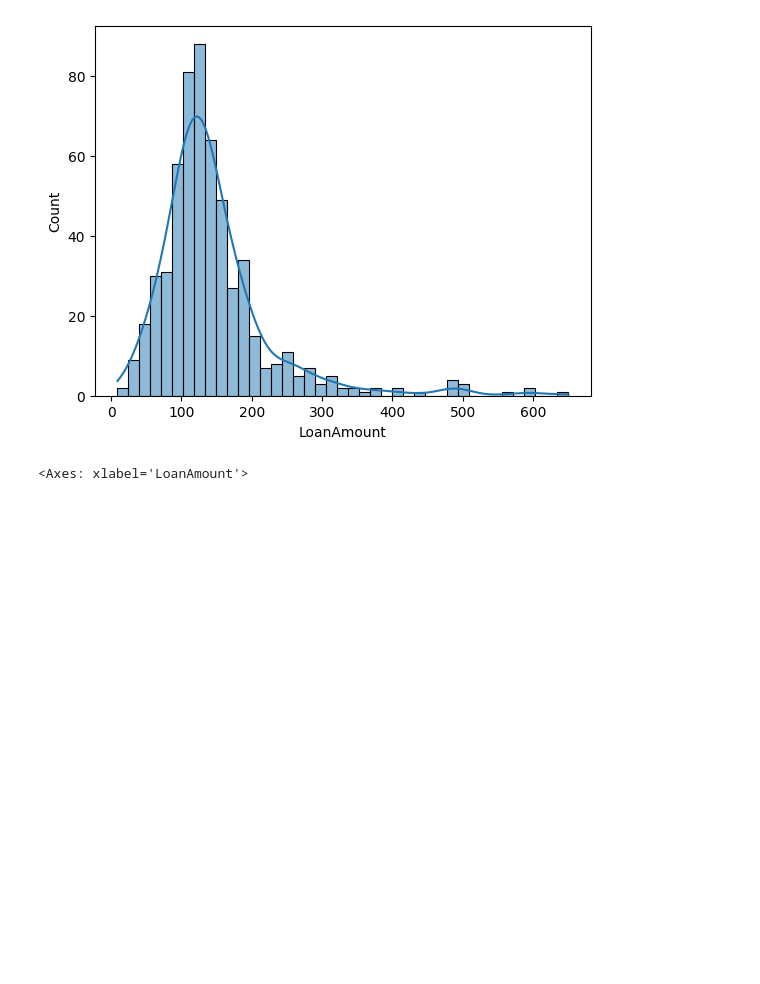
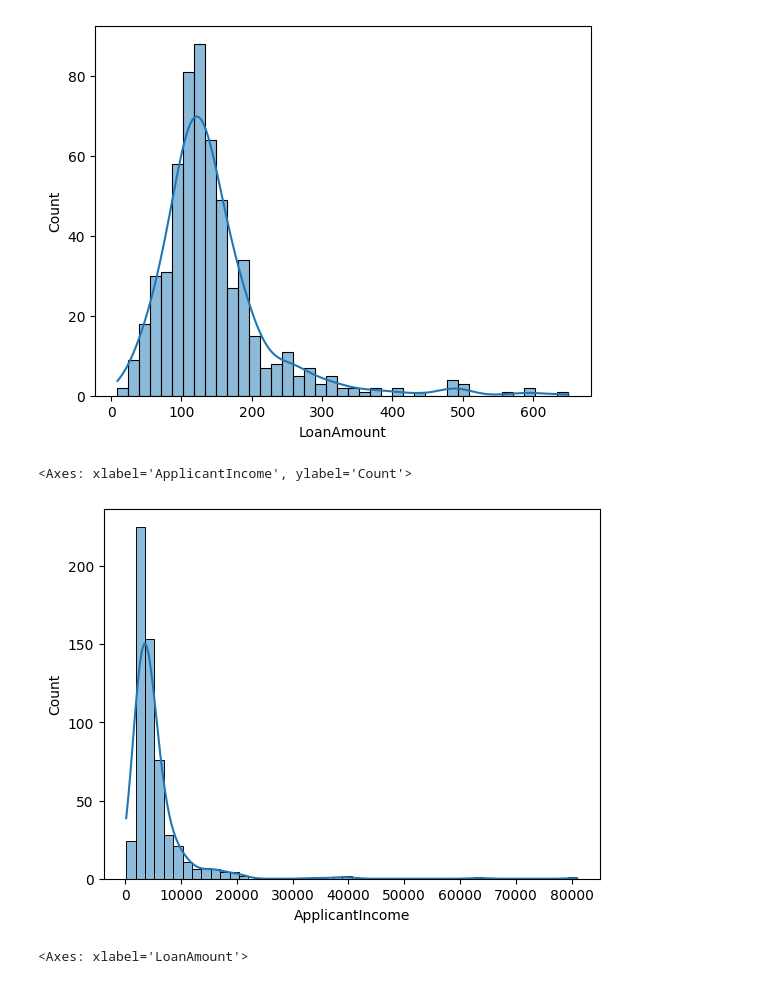
Before and after one commit to raji-ayyub/gen_ai_backend, a Jupyter notebook: task_25.ipynb, the cells around one changed output. Drawn from its saved outputs; the diff is of its cells as text; code cells hidden in the pictures; blank space fills up the shorter version.

```diff
--- a/task_25.ipynb
+++ b/task_25.ipynb
@@ -247,6 +251,11 @@ sns.histplot(data1["LoanAmount"], kde=True)
 # %% [output]
 <Axes: xlabel='LoanAmount', ylabel='Count'>
 [figure]
+# %%
+sns.histplot(data1["ApplicantIncome"], kde=True)
+# %% [output]
+<Axes: xlabel='ApplicantIncome', ylabel='Count'>
+[figure, added]
 # %%
 sns.boxplot(x=data1["LoanAmount"])
 # %% [output]
```
Also changed, not shown: parts of 9 cells of this notebook.
